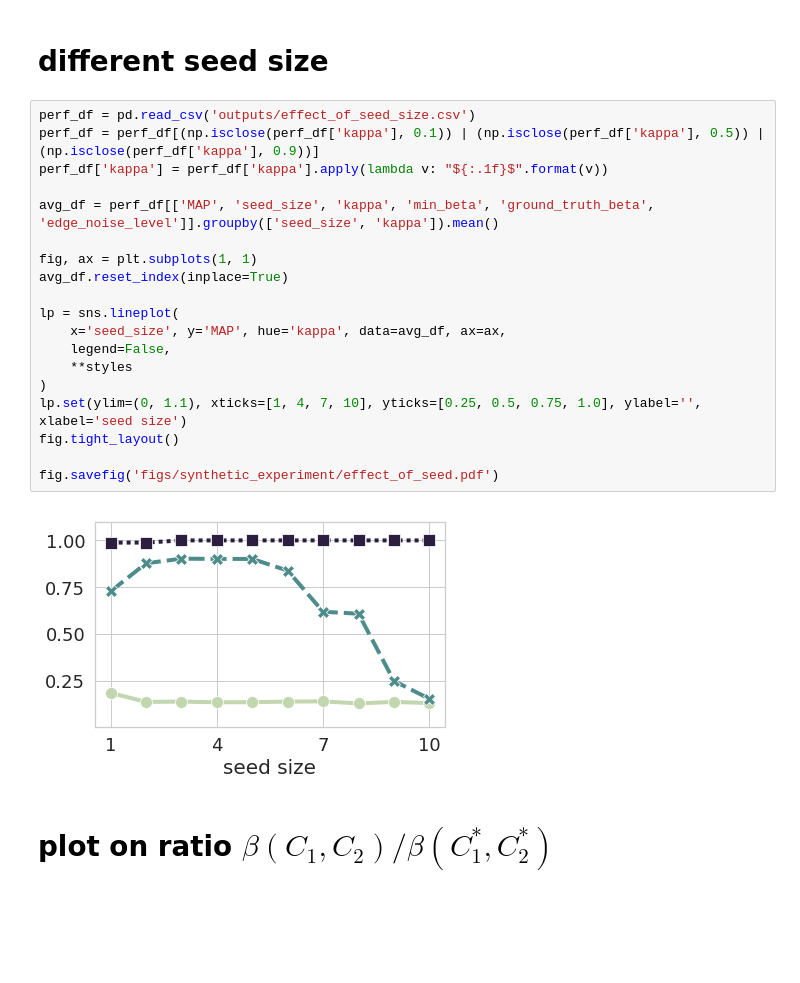
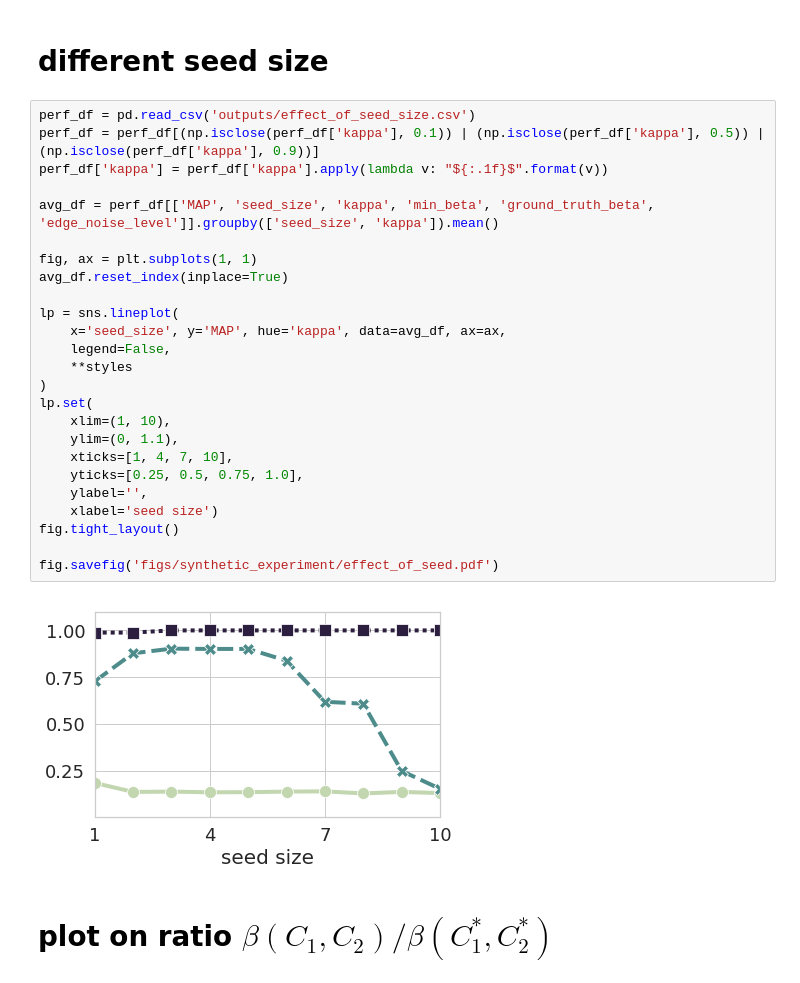
Before and after one commit to xiaohan2012/signed-local-community, a Jupyter notebook: experiment_on_synthetic_graphs.ipynb, the cells around one changed output. Drawn from its saved outputs; the diff is of its cells as text; blank space fills up the shorter version.

```diff
--- a/experiment_on_synthetic_graphs.ipynb
+++ b/experiment_on_synthetic_graphs.ipynb
@@ -93,24 +99,30 @@ fig.savefig('figs/synthetic_experiment/effect_of_outlier.pdf')
 # %%
 perf_df = pd.read_csv('outputs/effect_of_seed_size.csv')
 perf_df = perf_df[(np.isclose(perf_df['kappa'], 0.1)) | (np.isclose(perf_df['kappa'], 0.5)) | (np.isclose(perf_df['kappa'], 0.9))]
 perf_df['kappa'] = perf_df['kappa'].apply(lambda v: "${:.1f}$".format(v))
 
 avg_df = perf_df[['MAP', 'seed_size', 'kappa', 'min_beta', 'ground_truth_beta', 'edge_noise_level']].groupby(['seed_size', 'kappa']).mean()
 
 fig, ax = plt.subplots(1, 1)
 avg_df.reset_index(inplace=True)
 
 lp = sns.lineplot(
     x='seed_size', y='MAP', hue='kappa', data=avg_df, ax=ax,
     legend=False,
     **styles
 )
-lp.set(ylim=(0, 1.1), xticks=[1, 4, 7, 10], yticks=[0.25, 0.5, 0.75, 1.0], ylabel='', xlabel='seed size')
+lp.set(
+    xlim=(1, 10),
+    ylim=(0, 1.1),
+    xticks=[1, 4, 7, 10],
+    yticks=[0.25, 0.5, 0.75, 1.0],
+    ylabel='',
+    xlabel='seed size')
 fig.tight_layout()
 
 fig.savefig('figs/synthetic_experiment/effect_of_seed.pdf')
 # %% [output]
-[figure, old version]
+[figure, new version]
 # %% [markdown]
 # plot on ratio $\beta(C_1, C_2 ) / \beta(C_1^*, C_2^*)$
 # %% [markdown]
```
Also changed, not shown: parts of 16 cells of this notebook.
